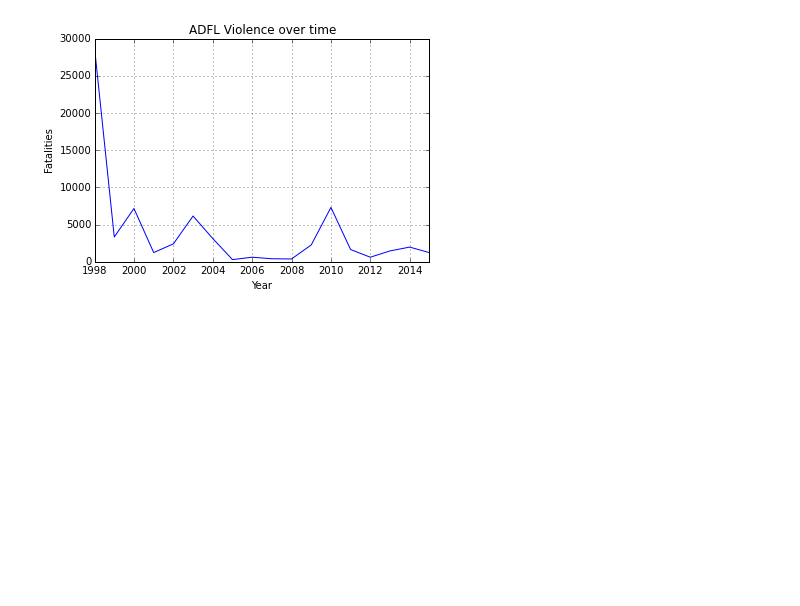
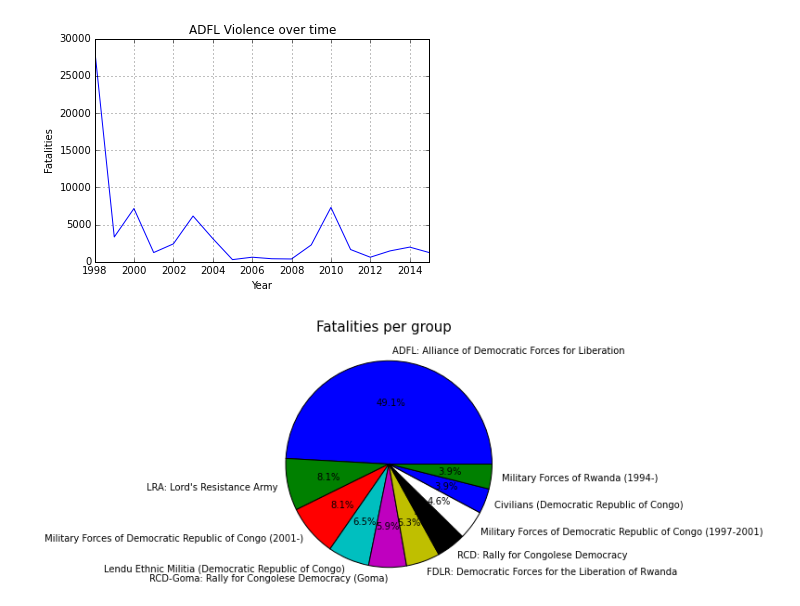
Before and after one commit to PHY3009/assignment_6, a Jupyter notebook: assignment_6.ipynb, the cells around one changed output. Saved outputs shown, nothing was run; the diff lists cells and outputs as text; code cells hidden in the pictures; blank space fills up the shorter version.

Commit message:
Plots fatalities per group in a pie chart.

```diff
--- a/assignment_6.ipynb
+++ b/assignment_6.ipynb
@@ -16,8 +16,11 @@ year_data.index = drc_data['EVENT_DATE']
 #data for each actor
 actor_data = year_data.groupby(by = 'ACTOR1')['FATALITIES'].sum()
 
+#order by fatalities per group
+actor_data = actor_data.order(ascending = False)
+
 #prints five most violent groups
-print(actor_data.order(ascending = False).head(5))
+print(actor_data.head(5))
 # %% [output]
 ACTOR1
 ADFL: Alliance of Democratic Forces for Liberation         26456
@@ -47,3 +60,14 @@ plt.title('ADFL Violence over time')
 plt.grid(True)
 # %% [output]
 [figure]
+# %%
+#pie chart to show percent of total fatalities for each group
+plt.pie(actor_data[:10], labels = actor_data[:10].index, autopct='%1.1f%%')
+# Set aspect ratio to be equal so that pie is drawn as a circle.
+plt.axis('equal')
+
+#title
+plt.suptitle('Fatalities per group', fontsize = 15, y = 1.05)
+plt.show()
+# %% [output]
+[figure, added]
```
Also changed, not shown: parts of 1 cell of this notebook.
